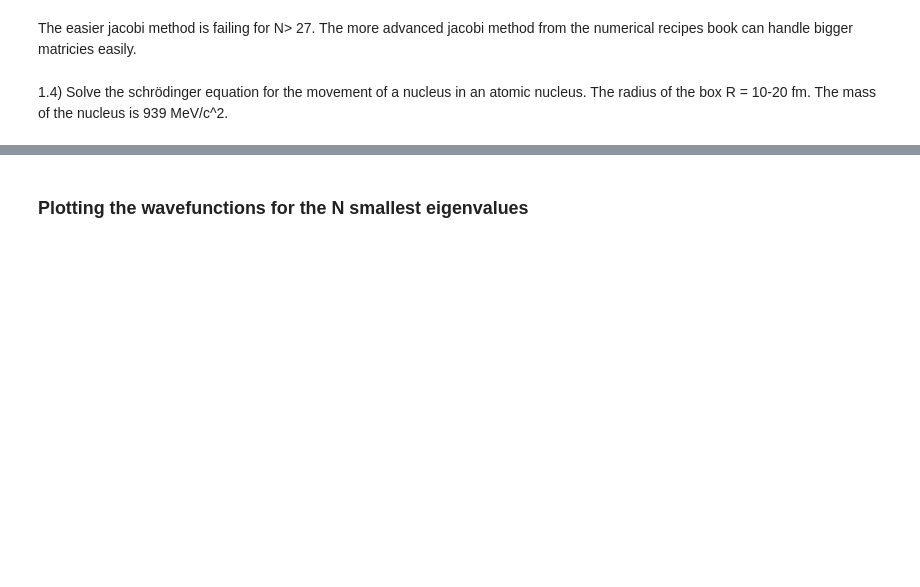
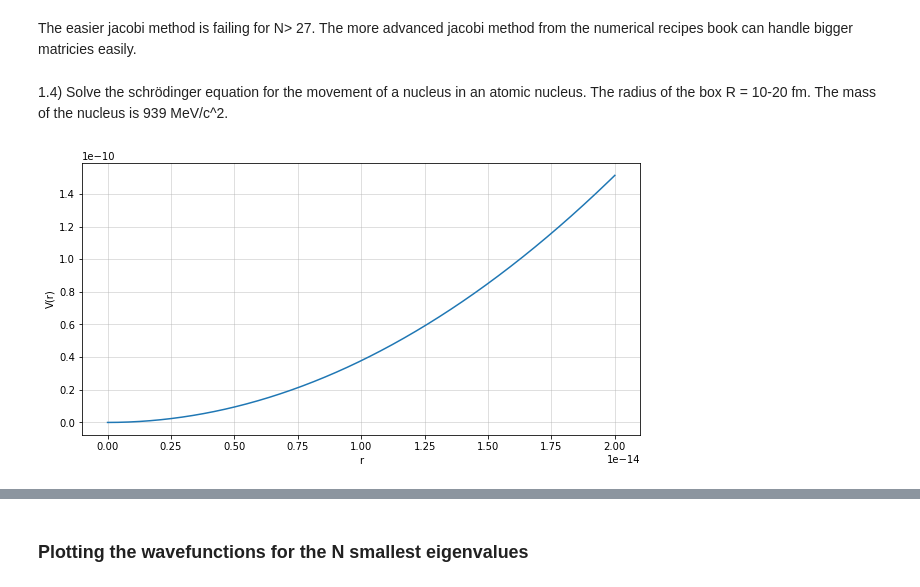
Before and after one commit to TobiLeitgeb/ComputationalPhysics_VO_code, a Jupyter notebook: main.ipynb, the cells around one changed output, grey strips where cells are left out. Cells and saved outputs as stored; diff of their text form; code cells hidden in the pictures; blank space fills up the shorter version.

```diff
--- a/main.ipynb
+++ b/main.ipynb
@@ -249,23 +238,35 @@ The easier jacobi method is failing for N> 27. The more advanced jacobi method f
 # %%
 #The potential is given as V(r) = 1/2 * m * omega^2 * r^2 with hw = 14 eV
 eV = 1.602176634e-19 #J
 c = 299792458 #m/s
 h_bar = 6.582119569e-16 * eV #eV*s
 
 @nb.jit(nopython=True)
 def V(r):
     M = 938.2720813* 1e6 * eV / c**2
     omega = 14 *1e6 * eV / h_bar
     return 0.5 * omega**2 * r**2 * M
 # now we want to calculate  the matrix elements of the hamilton with the given potential.
 #H_mn = <m|H|n> = <m|T|n> + <m|V|n>
 #we know that <m|T|n> = 0 if m != n
 #and <m|T|n> = <i'l'm'|T|ilm> = d_ii' d_ll' d_mm' (h_q*c)^2/(2Mc^2)k_il^2
 # first we calculate the matrix elements of the kinetic energy
 
 
 c = 299792458 #m/s
 M = 938.2720813* 1e6 * eV / c**2
+
+r = np.linspace(0,R,1000)
+harm_oszi_potential = np.vectorize(V)(r)
+
+fig, ax = plt.subplots(1,1,figsize = (10, 5))
+fig.set_facecolor('white')
+ax.plot(r,harm_oszi_potential)
+ax.set_xlabel("r")
+ax.set_ylabel("V(r)")
+ax.grid(alpha=0.5)
+# %% [output]
+[figure, added]
 # %%
 r_0 = 10 * 1e-15 #m
 @nb.njit
```
Also changed, not shown: parts of 12 cells of this notebook.
